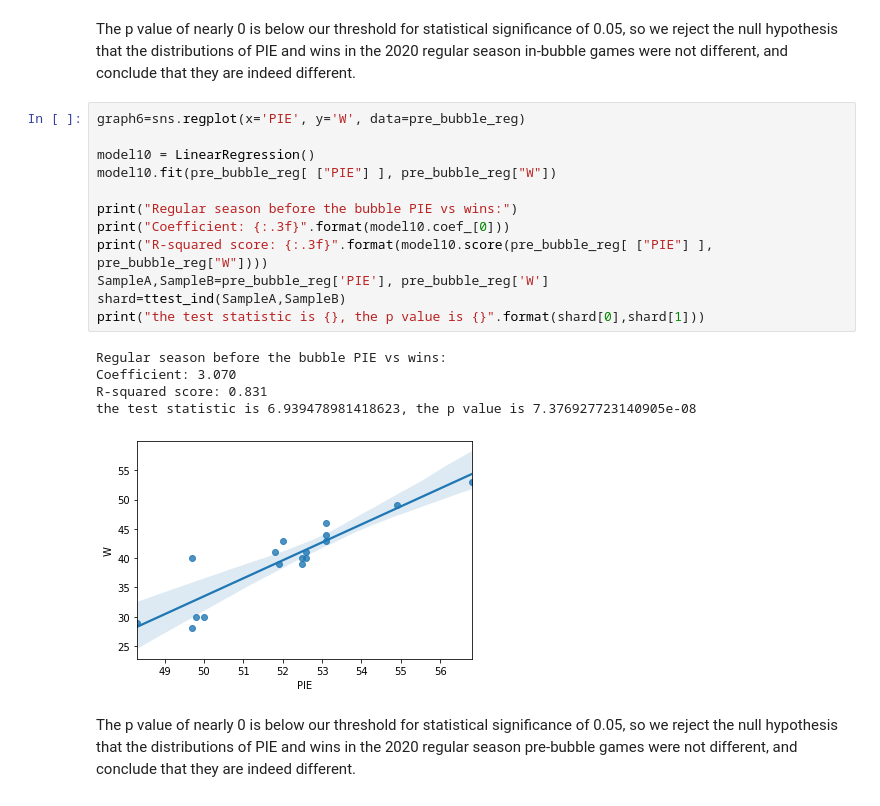
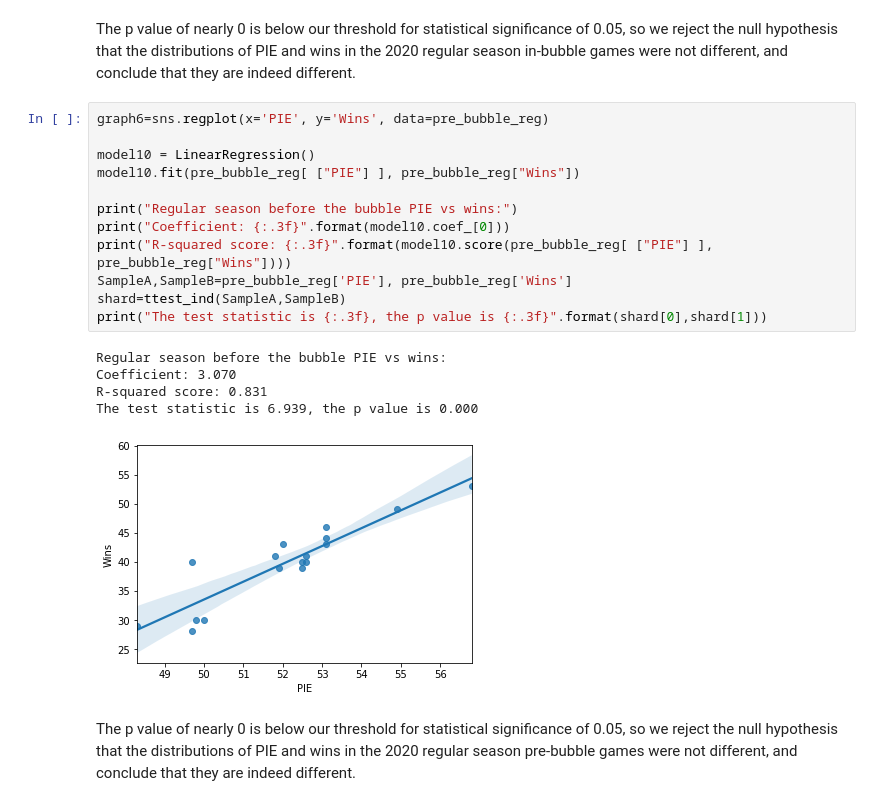
Before and after one commit to krishanweber3/info2950project, a Jupyter notebook: Phase 4 Final.ipynb, the cells around one changed output. Cells and saved outputs as stored; diff of their text form.

```diff
--- a/Phase 4 Final.ipynb
+++ b/Phase 4 Final.ipynb
@@ -233,23 +307,23 @@ the test statistic is 61.904796589344784, the p value is 6.704905769213769e-43
 # %% [markdown]
 The p value of nearly 0 is below our threshold for statistical significance of 0.05, so we reject the null hypothesis that the distributions of PIE and wins in the 2020 regular season in-bubble games were not different, and conclude that they are indeed different.
 # %%
-graph6=sns.regplot(x='PIE', y='W', data=pre_bubble_reg)
+graph6=sns.regplot(x='PIE', y='Wins', data=pre_bubble_reg)
 
 model10 = LinearRegression()
-model10.fit(pre_bubble_reg[ ["PIE"] ], pre_bubble_reg["W"])
+model10.fit(pre_bubble_reg[ ["PIE"] ], pre_bubble_reg["Wins"])
 
 print("Regular season before the bubble PIE vs wins:")
 print("Coefficient: {:.3f}".format(model10.coef_[0]))
-print("R-squared score: {:.3f}".format(model10.score(pre_bubble_reg[ ["PIE"] ], pre_bubble_reg["W"])))
-SampleA,SampleB=pre_bubble_reg['PIE'], pre_bubble_reg['W']
+print("R-squared score: {:.3f}".format(model10.score(pre_bubble_reg[ ["PIE"] ], pre_bubble_reg["Wins"])))
+SampleA,SampleB=pre_bubble_reg['PIE'], pre_bubble_reg['Wins']
 shard=ttest_ind(SampleA,SampleB)
-print("the test statistic is {}, the p value is {}".format(shard[0],shard[1]))
+print("The test statistic is {:.3f}, the p value is {:.3f}".format(shard[0],shard[1]))
 # %% [output]
 Regular season before the bubble PIE vs wins:
 Coefficient: 3.070
 R-squared score: 0.831
-the test statistic is 6.939478981418623, the p value is 7.376927723140905e-08
+The test statistic is 6.939, the p value is 0.000
-[figure, old version]
+[figure, new version]
 # %% [markdown]
 The p value of nearly 0 is below our threshold for statistical significance of 0.05, so we reject the null hypothesis that the distributions of PIE and wins in the 2020 regular season pre-bubble games were not different, and conclude that they are indeed different.
 # %% [markdown]
```
Also changed, not shown: parts of 10 cells of this notebook.
